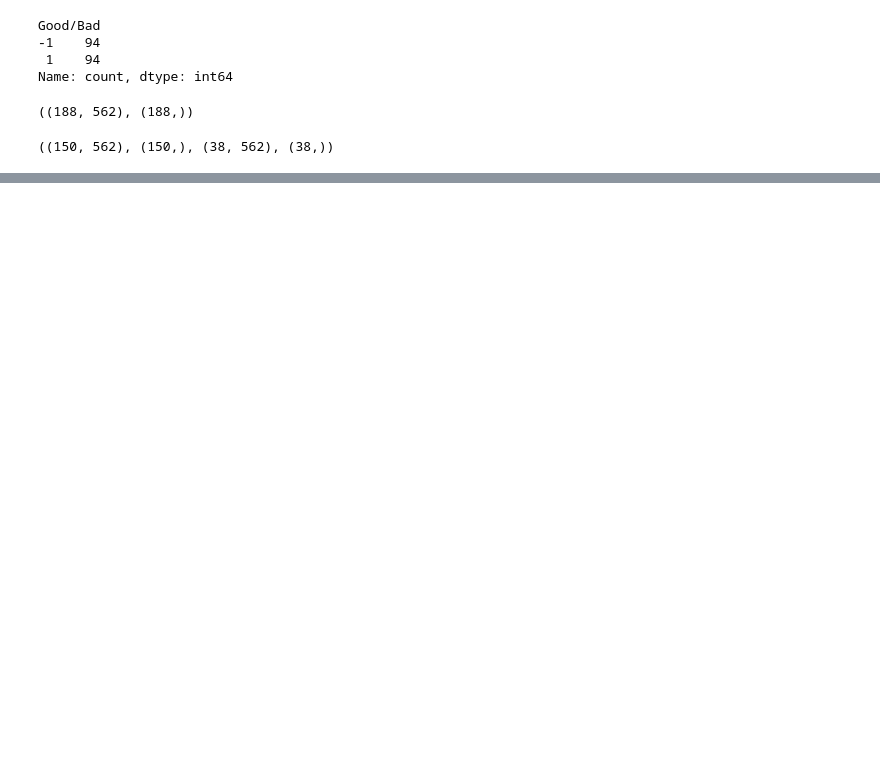
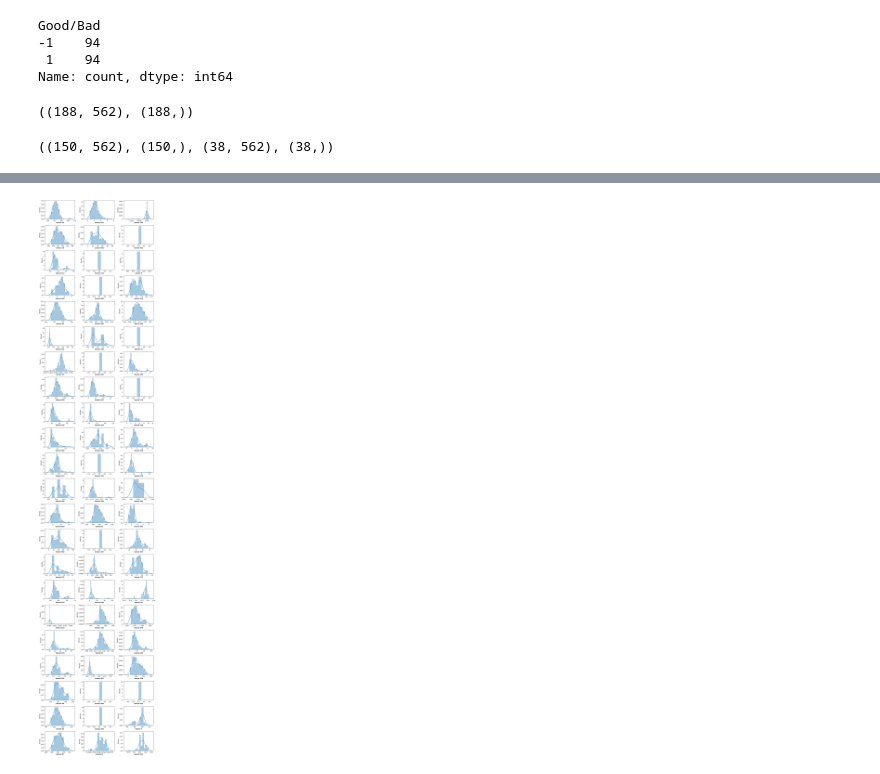
Before and after one commit to ChetanFernandes/Wafer-Fault-Detection, a Jupyter notebook: notebooks/data/EDA.ipynb, the cells around one changed output, grey strips where cells are left out. Drawn from its saved outputs; the diff is of its cells as text; code cells hidden in the pictures; blank space fills up the shorter version.

```diff
--- a/notebooks/data/EDA.ipynb
+++ b/notebooks/data/EDA.ipynb
@@ -431,0 +422,7 @@ accuracy_score(y_pred,y_test
+# %%
+# Select 50 random sensors
+
+random_50_sensors_idx = []
+for i in range(70):
+    if i not in random_50_sensors_idx:
+        random_50_sensors_idx.append(np.random.randint(1, 591))
@@ -431,0 +447,9 @@ accuracy_score(y_pred,y_test
+# %%
+plt.figure(figsize= (12,130))
+for i, col in enumerate(list(df.columns[random_50_sensors_idx])):
+    plt.subplot(51, 3, i+1)
+    sns.distplot(df[col], hist = True, kde = True)
+    plt.xlabel(col, weight='bold')
+    plt.tight_layout()
+# %% [output]
+[figure, added]
```
Also changed, not shown: parts of 93 cells of this notebook.
